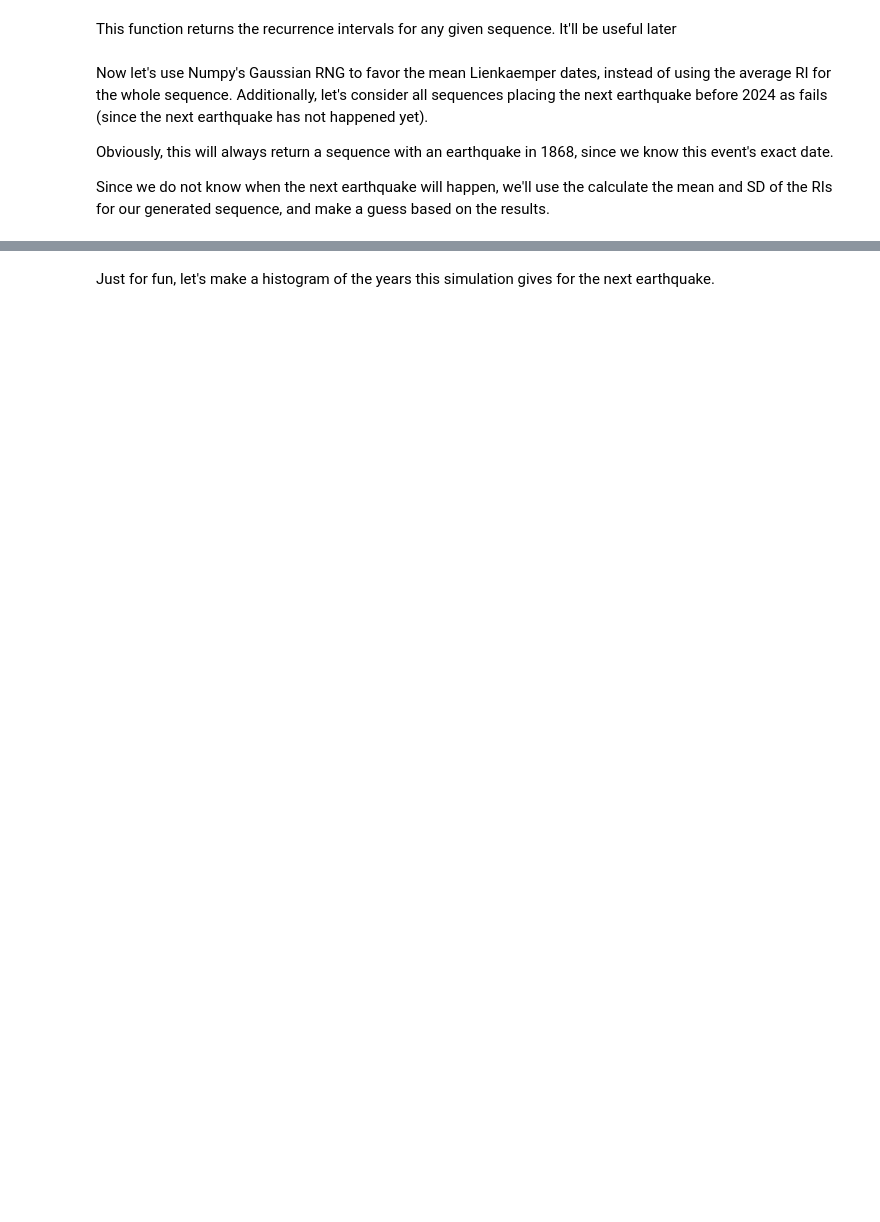
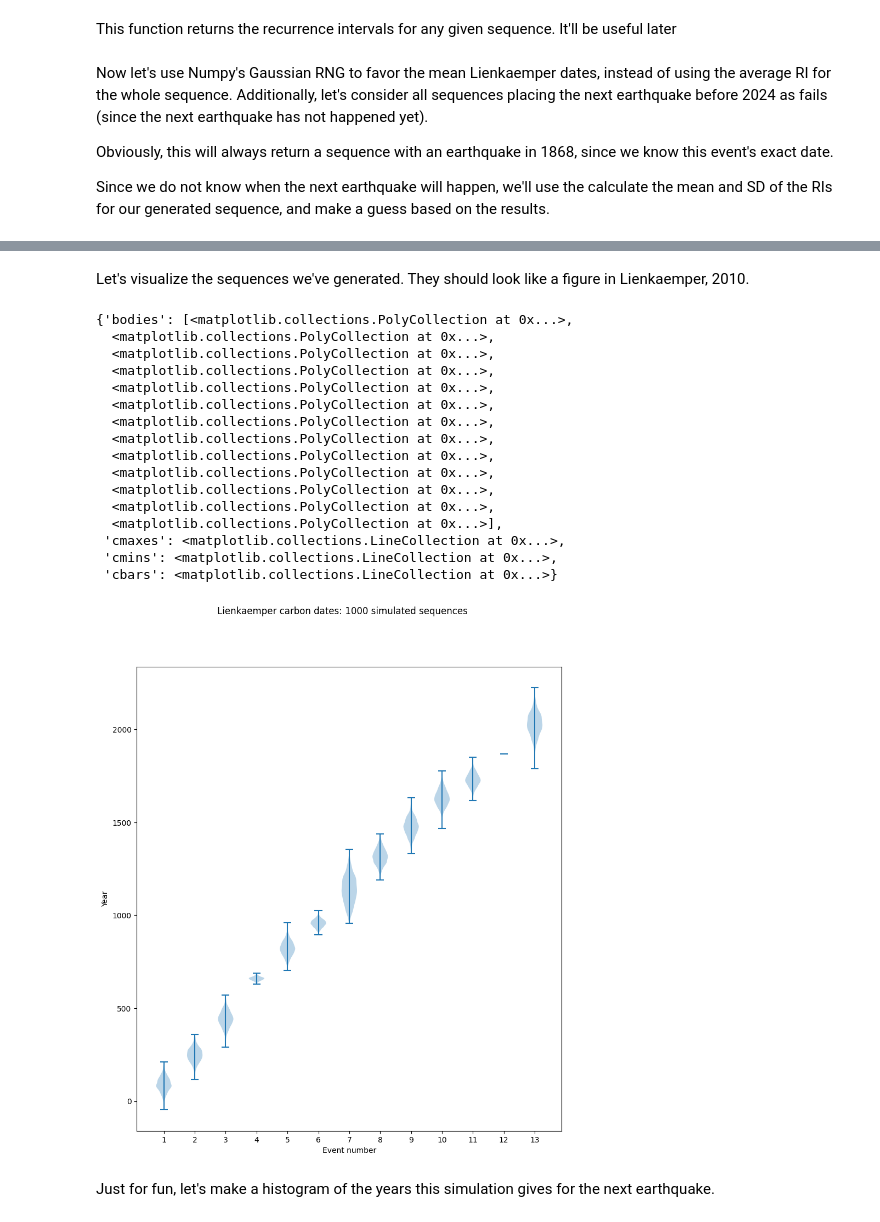
Before and after one commit to yair-franco/hayward_sequence_sim, a Jupyter notebook: sequence_simulator.ipynb, the cells around one changed output, grey strips where cells are left out. Saved outputs shown, nothing was run; the diff lists cells and outputs as text; code cells hidden in the pictures; blank space fills up the shorter version.

```diff
--- a/sequence_simulator.ipynb
+++ b/sequence_simulator.ipynb
@@ -199,0 +239,2 @@ Lienkaemper sequence: [91, 247, 444, 660, 822, 957, 1134, 1317, 1475, 1629, 1725
+# %% [markdown]
+Let's visualize the sequences we've generated. They should look like a figure in Lienkaemper, 2010.
@@ -200,2 +243,39 @@ Lienkaemper sequence: [91, 247, 444, 660, 822, 957, 1134, 1317, 1475, 1629, 1725
+# %%
+x = np.arange(1,len(seq)+1,1)
+
+fig, ax = plt.subplots(figsize=(10,11))
+
+fig.suptitle(f'Lienkaemper carbon dates: {len(sq)} simulated sequences')
+
+ax.set_xlabel(f"Event number")
+ax.set_ylabel(f'Year')
+ax.set_xticks(x)
+# ax.scatter(x,sq[0], s = 2, marker='.',color = 'red')
+
+by_event = []
+for i in range(len(x)):
+    by_event.append([ev[i] for ev in sq])
+
+ax.violinplot(by_event)
+# for l in sq:
+#     ax.scatter(x,l, s = 1, marker='.',color = 'red')
+# %% [output]
+{'bodies': [<matplotlib.collections.PolyCollection at 0x...>,
+  <matplotlib.collections.PolyCollection at 0x...>,
+  <matplotlib.collections.PolyCollection at 0x...>,
+  <matplotlib.collections.PolyCollection at 0x...>,
+  <matplotlib.collections.PolyCollection at 0x...>,
+  <matplotlib.collections.PolyCollection at 0x...>,
+  <matplotlib.collections.PolyCollection at 0x...>,
+  <matplotlib.collections.PolyCollection at 0x...>,
+  <matplotlib.collections.PolyCollection at 0x...>,
+  <matplotlib.collections.PolyCollection at 0x...>,
+  <matplotlib.collections.PolyCollection at 0x...>,
+  <matplotlib.collections.PolyCollection at 0x...>,
+  <matplotlib.collections.PolyCollection at 0x...>],
+ 'cmaxes': <matplotlib.collections.LineCollection at 0x...>,
+ 'cmins': <matplotlib.collections.LineCollection at 0x...>,
+ 'cbars': <matplotlib.collections.LineCollection at 0x...>}
+[figure, added]
 # %% [markdown]
 Just for fun, let's make a histogram of the years this simulation gives for the next earthquake.
```
Also changed, not shown: parts of 13 cells of this notebook.
